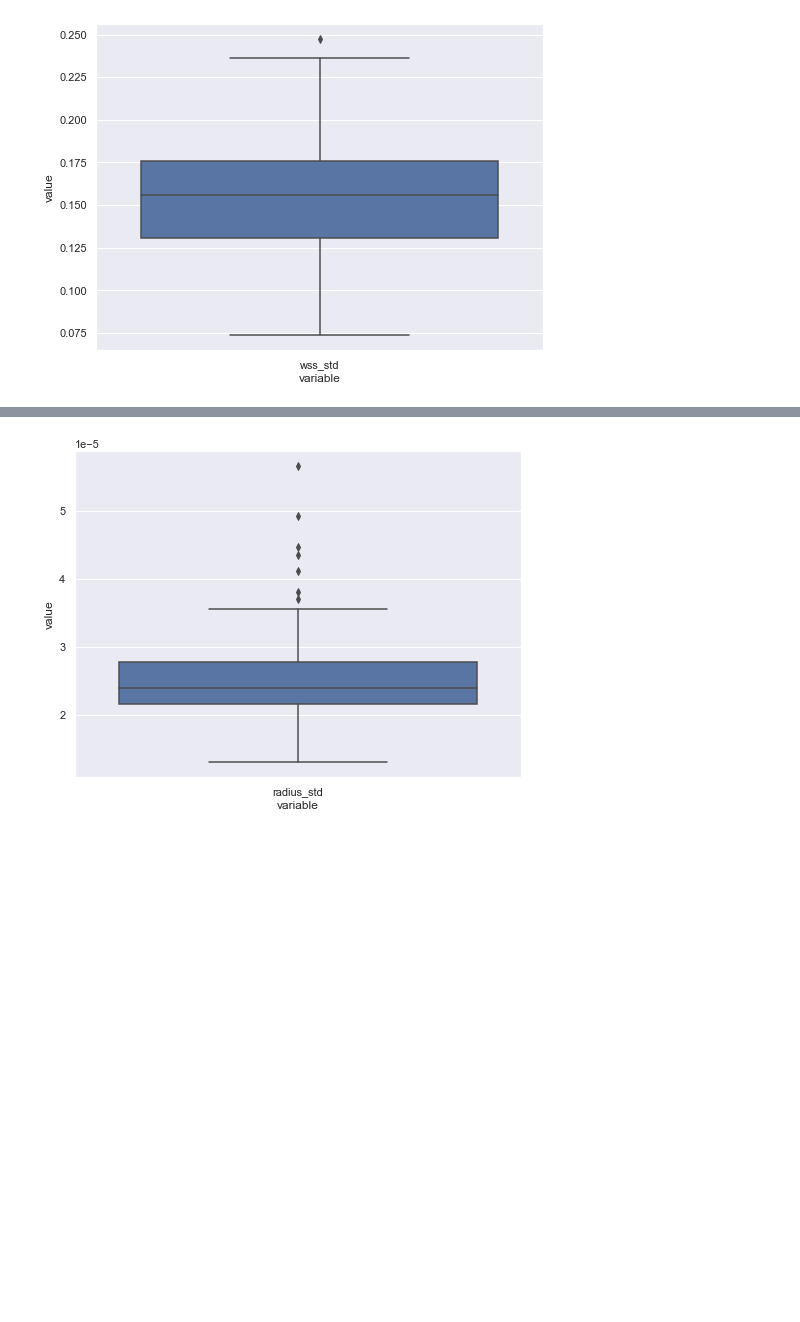
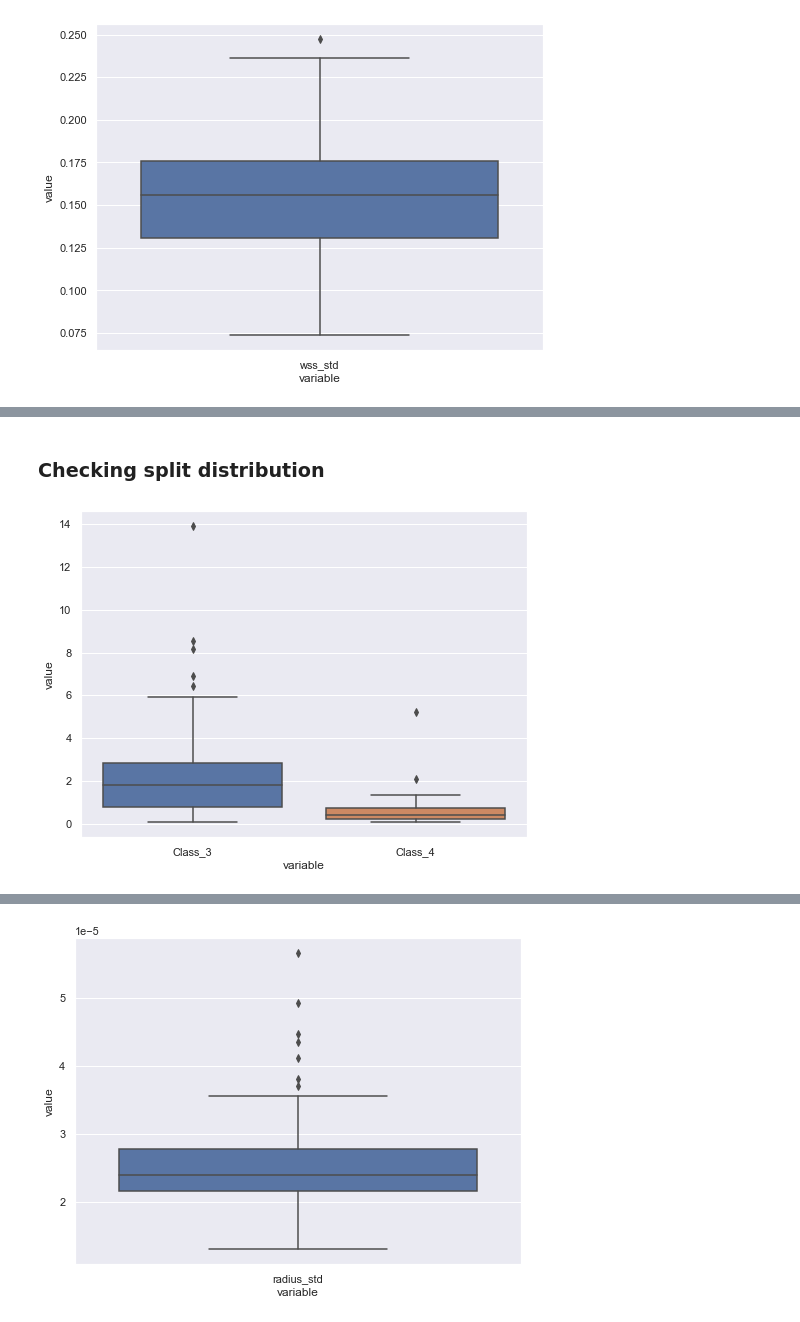
Before and after one commit to abhimandal/AneurysmSegmentation, a Jupyter notebook: aneurysm_segmentation3d/notebooks/Splitting Strategy.ipynb, the cells around one changed output, grey strips where cells are left out. Saved outputs shown, nothing was run; the diff lists cells and outputs as text; code cells hidden in the pictures; blank space fills up the shorter version.

Commit message:
Change splitting strategy

```diff
--- a/aneurysm_segmentation3d/notebooks/Splitting Strategy.ipynb
+++ b/aneurysm_segmentation3d/notebooks/Splitting Strategy.ipynb
@@ -171,0 +458,32 @@ plt.show()
+# %% [markdown]
+### Checking split distribution
+# %%
+# Original
+splits= {'train': ['131_ZK', '102_OC', '27_HM', '6_BM','113_SN','101_MR','48_LE','4_BC',
+         '49_LE', '91_LS', '32_JM',  '67_HC','130_ZK', '70_HI', '55_MR','97_MD',
+         '122_TR', '124_VA', '120_TM', '31_JM', '7_BP','109_SG','89_LE','47_LE',
+         '75_IS', '69_HI', '78_KB','73_HS', '126_WD','80_KBB','35_KBB', '30_JM',
+         '26_HM', '25_HM', '118_TI','105_RS','15_TR','93_MAS','72_HRA','121_TR',
+         '23_HJ', '106_RU', '123_TR', '16_TR', '61_BN', '50_LE','24_HJ','68_HD',
+         '110_SK', '64_CA','111_SK','86_KI', '108_SB', '2_BC', '3_BC', '10_SUM',
+         '42_KBB','114_SR', '115_SR','41_KBB','76_JM','13_PMM','14_TR','40_KBB',
+         '54_MR', '12_GAW', '9_KBW','99_MM','92_MAS', '46_LE','37_KBB','119_TI',
+         '65_FU', '22_FA', '19_EM', '21_FA','57_SF','88_KR','90_BMW', '34_KBB'],
+  'val': ['128_WW','77_KA','83_KBB', '51_LE','74_HS','1_AK', '8_BP','60_BL',
+          '95_MAS','79_KBB','59_SI','56_WA', '66_GI', '38_KBB','94_MAS', '98_MJ',
+          '36_KBB', '20_EM','39_KBB', '104_PH', '43_KBB', '81_KBB',
+          '28_JM','62_CA','96_MAS', '125_VT', '58_SI', '52_LE', '100_MR', '44_AC',],
+  'test': ['112_SM','85_KG','63_CA', '82_KBB', '87_KJ','29_JM', '53_LS','117_TI',
+         '18_EM','33_KBB','71_HRA', '11_DHM','107_SA', '45_AC', '129_ZK' ]
+  }
+# %%
+train_split = set(splits['train']).intersection(set(wss_eda_scaled.index.values))
+val_split = set(splits['val']).intersection(set(wss_eda_scaled.index.values))
+test_split = set(splits['test']).intersection(set(wss_eda_scaled.index.values))
+# %%
+df = wss_eda_scaled.loc[train_split]
+sns.boxplot(x="variable", y="value", data=pd.melt(df.iloc[:,6:8]))
+
+plt.show()
+# %% [output]
+[figure, added]
```
Also changed, not shown: parts of 50 cells of this notebook.
